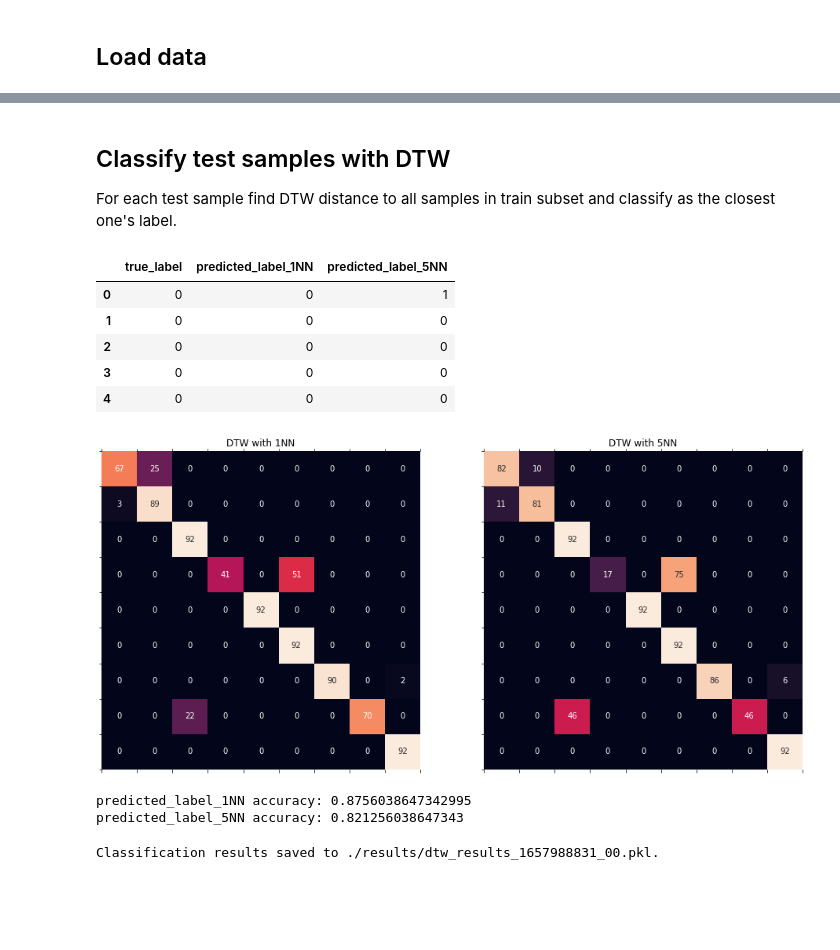
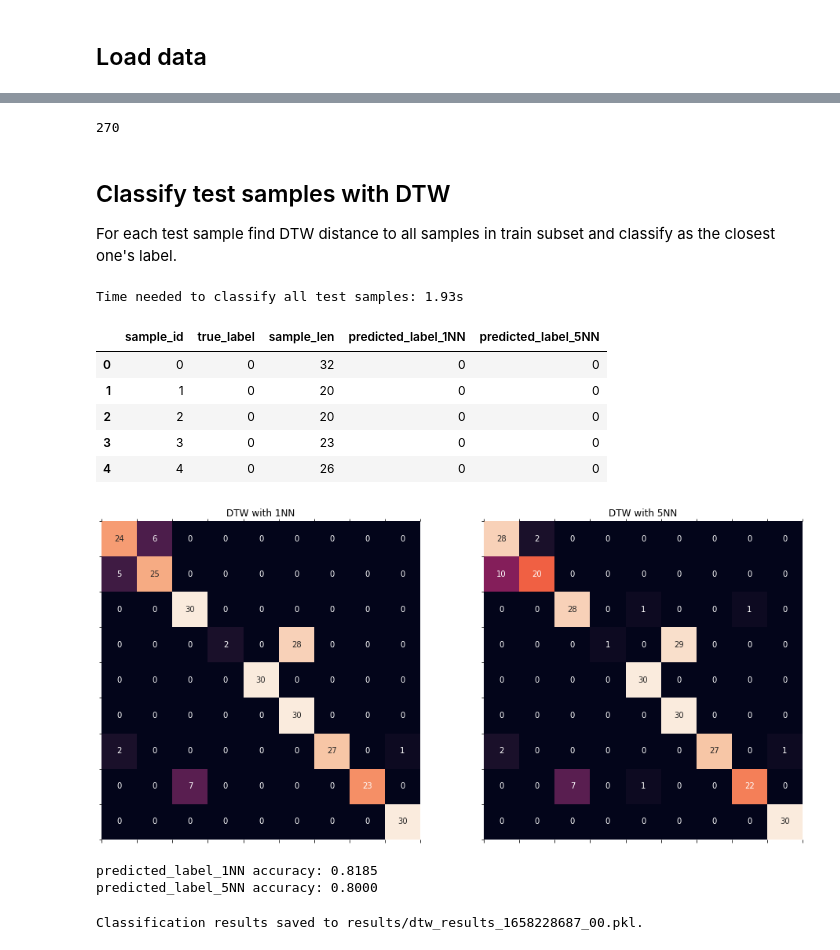
Before and after one commit to mkonopacka/HMM_DTW_v2, a Jupyter notebook: 03_dtw_classification.ipynb, the cells around one changed output, grey strips where cells are left out. Cells and saved outputs as stored; diff of their text form; code cells hidden in the pictures; blank space fills up the shorter version.

Commit message:
Different lenghts of samples

```diff
--- a/03_dtw_classification.ipynb
+++ b/03_dtw_classification.ipynb
@@ -12,8 +12,10 @@ import seaborn as sns
 import dtw
 from statistics import mode
 import utils
+import time
 
-DATA_PICKLE_FILE = "./data/generated_data_1658166668.pkl"
+RESULTS_DIR = "results"
+DATA_PICKLE_FILE = "generated_data/data_ntrain5_1658228687.pkl"
 SPLIT_ID = 0
 # %% [markdown]
 ## Load data
@@ -35,6 +37,10 @@ labels_df = data["labels_df"]
 current_split = indices_splits_lst[SPLIT_ID]
 train_samples_ids = current_split["train_samples_ids"]
 test_samples_ids = current_split["test_samples_ids"]
+# %%
+len(current_split["test_samples_ids"])
+# %% [output]
+270
 # %% [markdown]
 ## Classify test samples with DTW
 For each test sample find DTW distance to all samples in train subset and classify as the closest one's label.
@@ -60,64 +66,75 @@ test_df = labels_df.loc[test_samples_ids]
 test_ids = test_df.index.values.astype('int')
 test_samples = [all_X_samples[id] for id in test_ids]
 # %%
+start = time.time()
 predictions_1NN = [classify_sample(X, train_samples, train_labels, 1) for X in test_samples]
 predictions_5NN = [classify_sample(X, train_samples, train_labels, 5) for X in test_samples]
 predictions_df = pd.DataFrame({
-    "predicted_label_1NN": predictions_1NN,
-    "predicted_label_5NN": predictions_5NN
+    "pred_label_1NN": predictions_1NN,
+    "pred_label_5NN": predictions_5NN
 }, index= test_df.index)
+stop = time.time()
+total_time = stop - start
+print(f"Time needed to classify all test samples: {total_time:.2f}s")
 
 classification_results = test_df.join(predictions_df)
 classification_results.head()
 # %% [output]
+Time needed to classify all test samples: 1.93s
-|  | true_label | predicted_label_1NN | predicted_label_5NN |
-| 0 | 0 | 0 | 1 |
-| 1 | 0 | 0 | 0 |
-| 2 | 0 | 0 | 0 |
-| 3 | 0 | 0 | 0 |
-| 4 | 0 | 0 | 0 |
+|  | sample_id | true_label | sample_len | predicted_label_1NN | predicted_label_5NN |
+| 0 | 0 | 0 | 32 | 0 | 0 |
+| 1 | 1 | 0 | 20 | 0 | 0 |
+| 2 | 2 | 0 | 20 | 0 | 0 |
+| 3 | 3 | 0 | 23 | 0 | 0 |
+| 4 | 4 | 0 | 26 | 0 | 0 |
 # %%
 y_true = classification_results["true_label"]
-y_pred_1NN = classification_results["predicted_label_1NN"]
-y_pred_5NN = classification_results["predicted_label_5NN"]
+y_pred_1NN = classification_results["pred_label_1NN"]
+y_pred_5NN = classification_results["pred_label_5NN"]
 
 cm_1NN = confusion_matrix(y_true, y_pred_1NN)
 cm_5NN = confusion_matrix(y_true, y_pred_5NN)
 
 plt.rcParams["figure.figsize"] = (16, 8)
 plt.rcParams['font.size'] = 10
 fig, axes = plt.subplots(ncols = 2)
 sns.heatmap(cm_1NN, annot=True, fmt='g', ax=axes[0], cbar = False)
 axes[0].matshow(cm_1NN)
 axes[0].set_title("DTW with 1NN")
 sns.heatmap(cm_5NN, annot=True, fmt='g', ax=axes[1], cbar = False)
 axes[1].matshow(cm_5NN)
 axes[1].set_title("DTW with 5NN")
 plt.show()
 # %% [output]
-[figure, old version]
+[figure, new version]
-# %%
-true = classification_results["true_label"]
-for preds_col in classification_results.iloc[:,2:]:
-    print(f"{preds_col} accuracy: {utils.accuracy(true, classification_results[preds_col])}")
-# %% [output]
-predicted_label_1NN accuracy: 0.8756038647342995
-predicted_label_5NN accuracy: 0.821256038647343
+# %%
+accuracies = dict()
+true = classification_results["true_label"]
+for col in utils.find_colnames_with(classification_results):
+    acc = utils.accuracy(true, classification_results[col])
+    accuracies[col] = acc
+    print(f"{col} accuracy: {acc:.4f}")
+# %% [output]
+predicted_label_1NN accuracy: 0.8185
+predicted_label_5NN accuracy: 0.8000
 # %%
 time_index = data["time_index"]
 summary = {
     "data_filename": DATA_PICKLE_FILE,
     "time_index": time_index,
     "split_id": SPLIT_ID,
-    "results_df": classification_results
+    "results_df": classification_results,
+    "accuracies": accuracies,
+    "total_time": total_time
 }
 
 split_id_str = str(SPLIT_ID)
 if len(split_id_str) == 1:
     split_id_str = "0" + split_id_str
-output_filename = f"./results/dtw_results_{time_index}_{split_id_str}.pkl"
-with open(output_filename, 'wb') as f:
+
+output_path = f"{RESULTS_DIR}/dtw_results_{time_index}_{split_id_str}.pkl"
+with open(output_path, 'wb') as f:
     pickle.dump(summary, f)
-    print(f"Classification results saved to {output_filename}.")
+    print(f"Classification results saved to {output_path}.")
 # %% [output]
-Classification results saved to ./results/dtw_results_1657988831_00.pkl.
+Classification results saved to results/dtw_results_1658228687_00.pkl.
```
Also changed, not shown: parts of 4 cells of this notebook, 4 other files.
